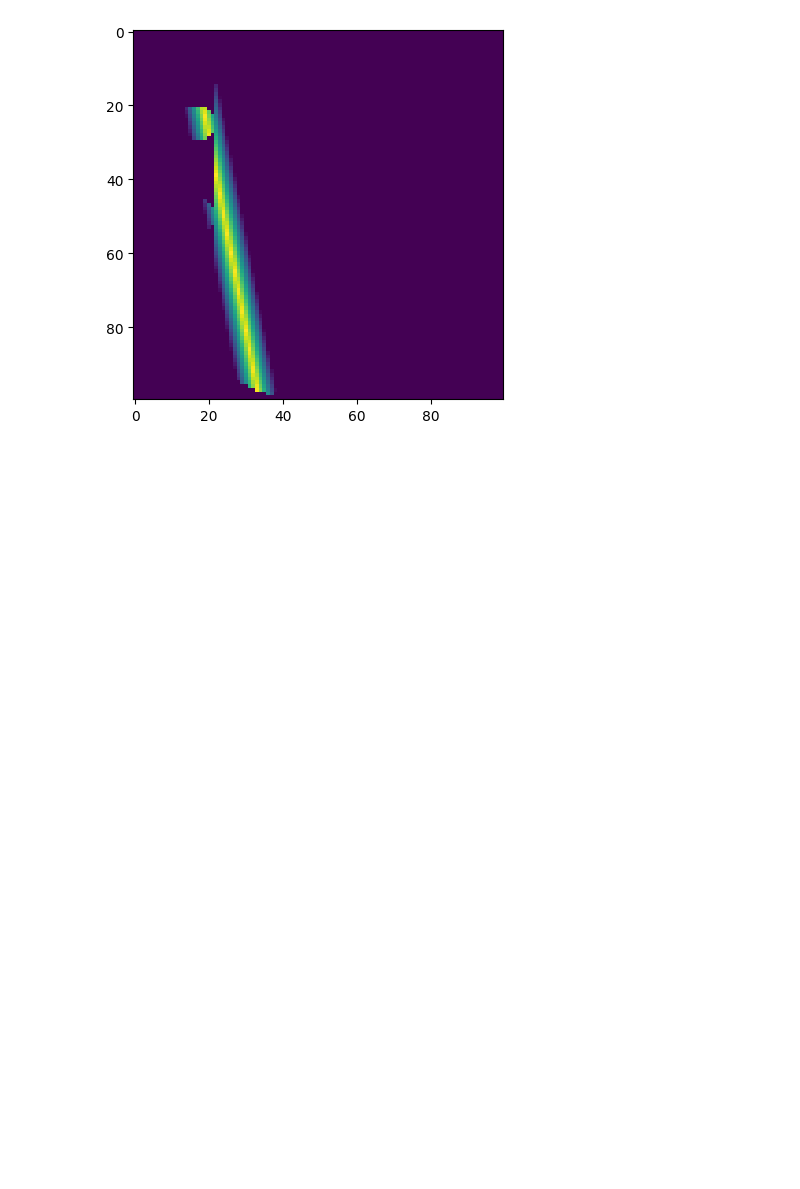
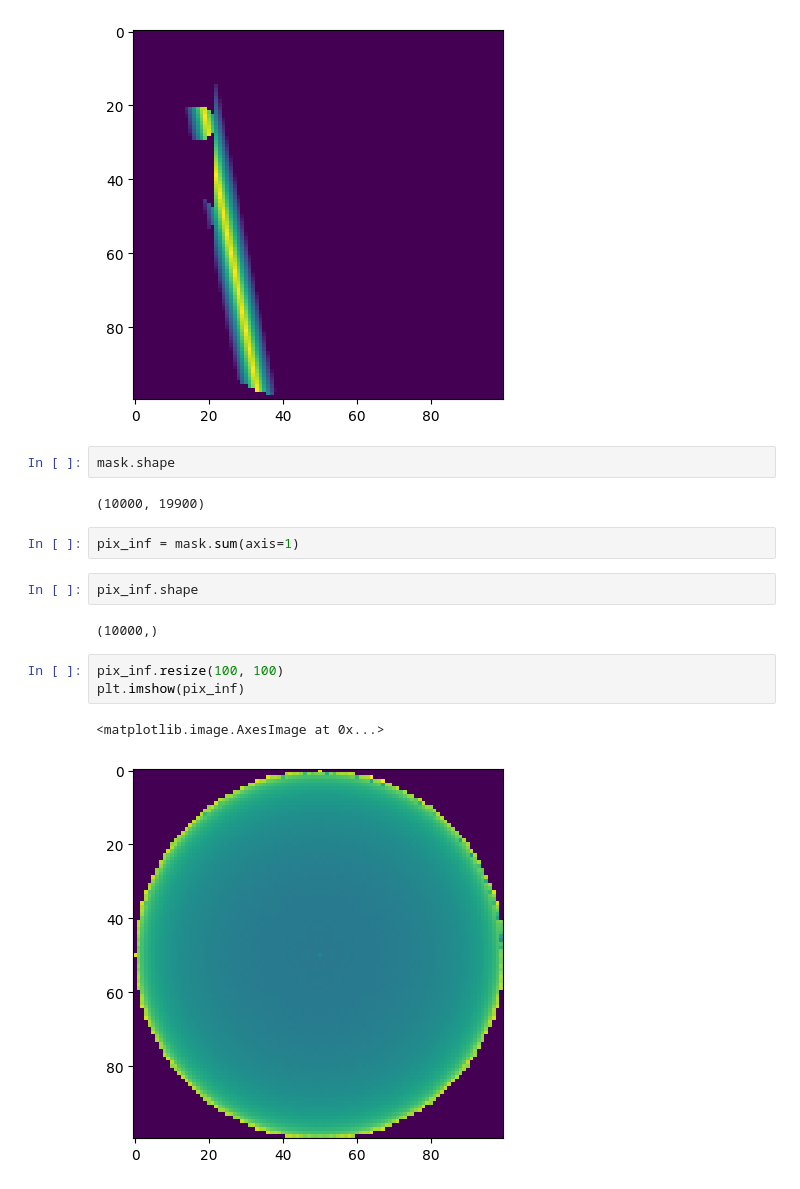
Before and after one commit to mitrydoug/string-art, a Jupyter notebook: notebooks/StringArt.ipynb, the cells around one changed output. Cells and saved outputs as stored; diff of their text form; blank space fills up the shorter version.

```diff
--- a/notebooks/StringArt.ipynb
+++ b/notebooks/StringArt.ipynb
@@ -312,3 +379,19 @@ plt.imshow(A)
 # %% [output]
 <matplotlib.image.AxesImage at 0x...>
 [figure]
+# %%
+mask.shape
+# %% [output]
+(10000, 19900)
+# %%
+pix_inf = mask.sum(axis=1)
+# %%
+pix_inf.shape
+# %% [output]
+(10000,)
+# %%
+pix_inf.resize(100, 100)
+plt.imshow(pix_inf)
+# %% [output]
+<matplotlib.image.AxesImage at 0x...>
+[figure, added]
```
Also changed, not shown: parts of 24 cells of this notebook, 7 other files.
